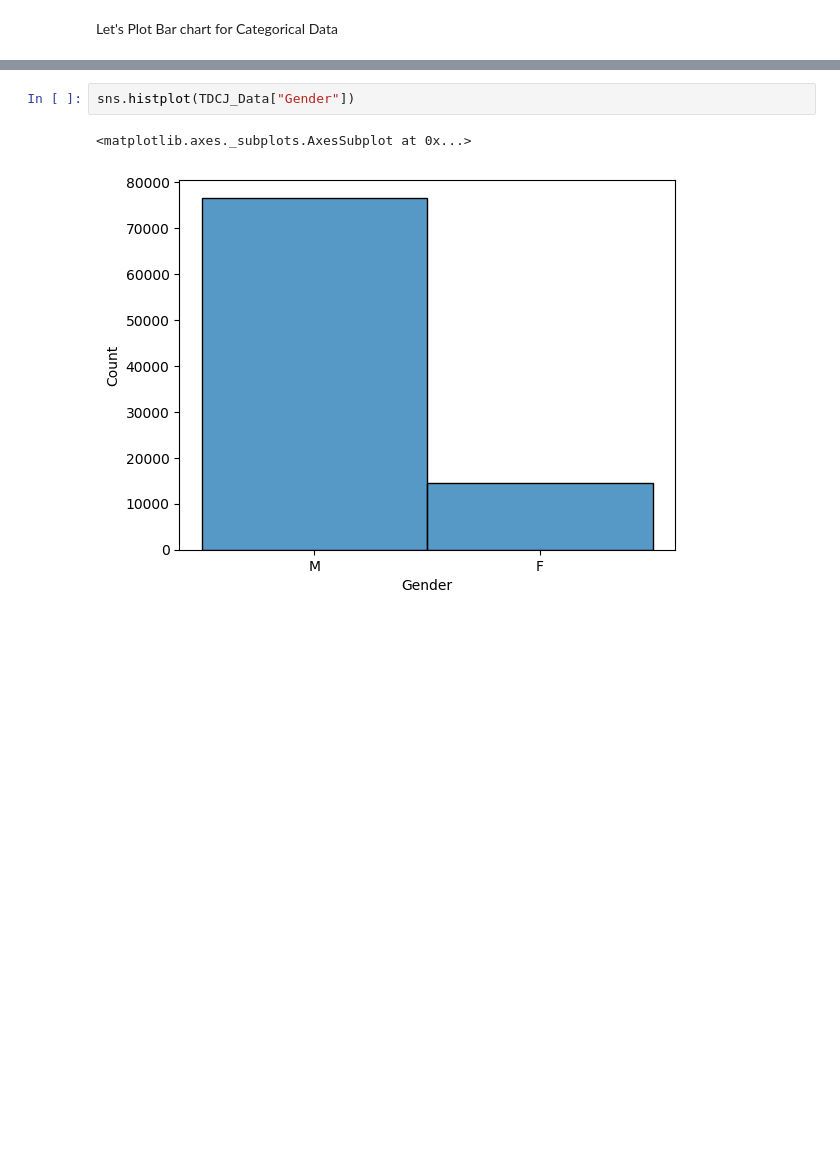
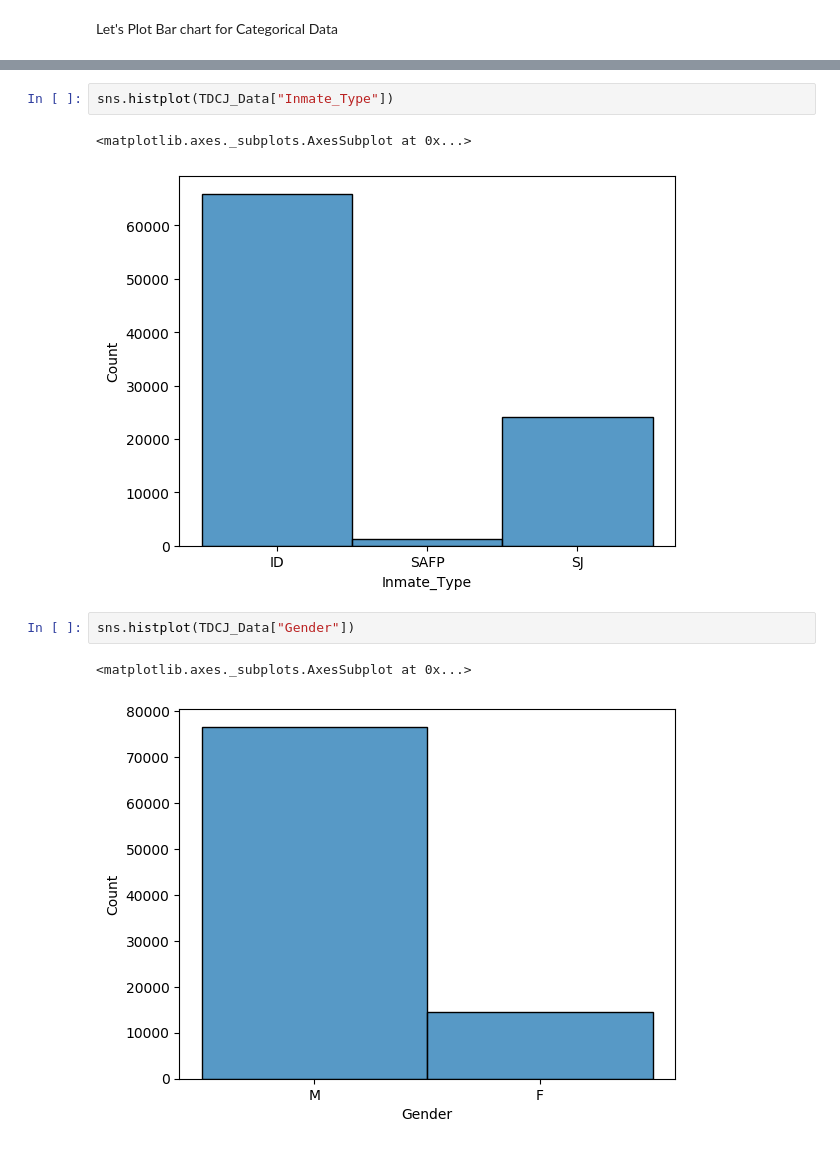
Before and after one commit to abirakm/Texas-Department-of-Criminal-Justice-Record, a Jupyter notebook: 02_EAD.ipynb, the cells around one changed output, grey strips where cells are left out. Saved outputs shown, nothing was run; the diff lists cells and outputs as text; blank space fills up the shorter version.

```diff
--- a/02_EAD.ipynb
+++ b/02_EAD.ipynb
@@ -43,3 +43,8 @@ Let's Plot Bar chart for Categorical Data
+# %%
+sns.histplot(TDCJ_Data["Inmate_Type"])
+# %% [output]
+<matplotlib.axes._subplots.AxesSubplot at 0x...>
+[figure, added]
 # %%
 sns.histplot(TDCJ_Data["Gender"])
 # %% [output]
```
Also changed, not shown: parts of 11 cells of this notebook, 2 other files.
